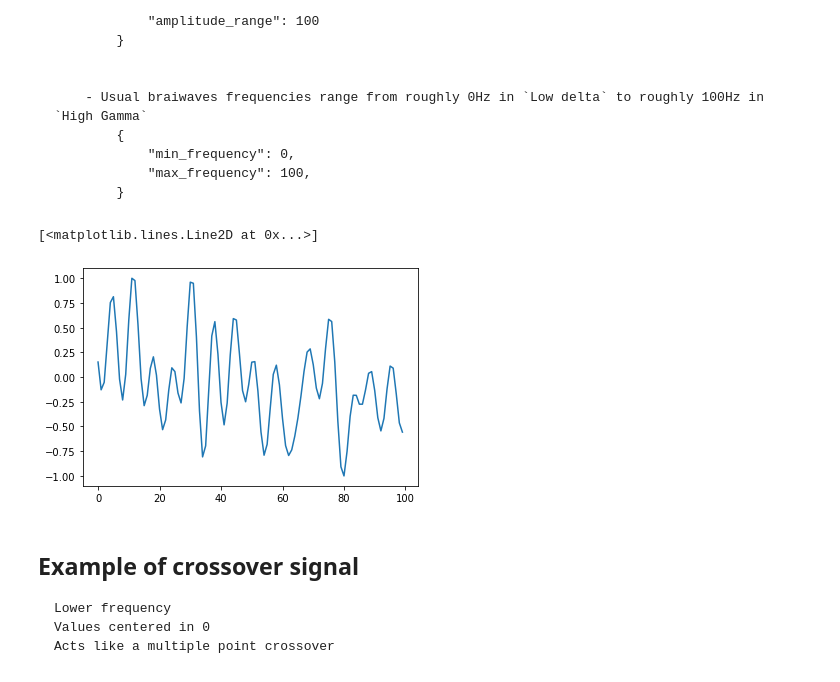
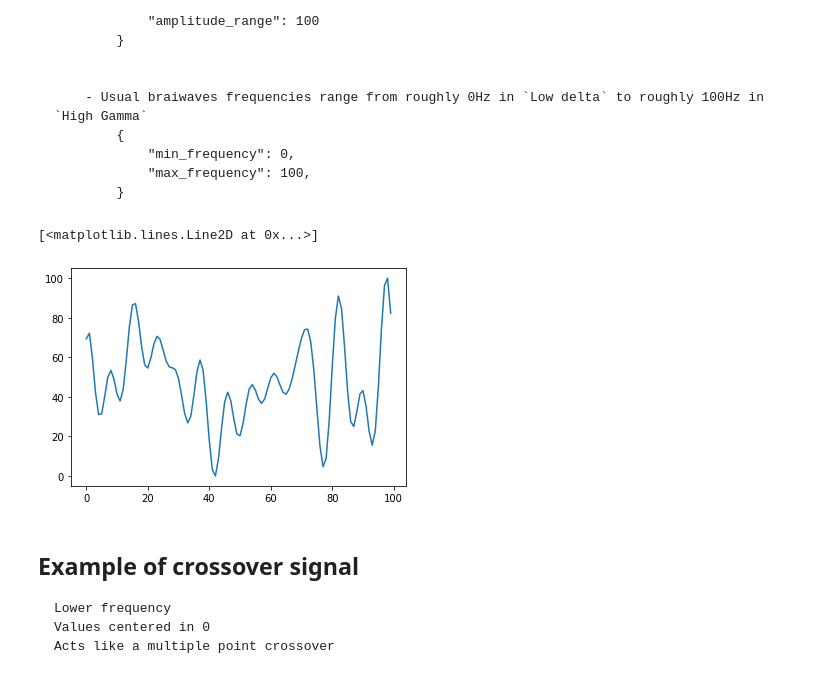
Before and after one commit to alexandru-dochian/evolutionary_algorithms, a Jupyter notebook: Signals.ipynb, the cells around one changed output. Saved outputs shown, nothing was run; the diff lists cells and outputs as text; code cells hidden in the pictures.

````diff
--- a/Signals.ipynb
+++ b/Signals.ipynb
@@ -20,20 +20,20 @@ About brain waves:
 # %%
 from matplotlib import pyplot
 from evoman_wrapper.utils.ComputationUtils import ComputationUtils
 
 mutation_signal_config = {
         "number_of_sine_functions": 10,
-        "min_frequency": 5,
+        "min_frequency": 0,
         "max_frequency": 100,
-        "min_amplitude": -1,
-        "amplitude_range": 2
+        "min_amplitude": 0,
+        "amplitude_range": 100
 }
 
 signal = ComputationUtils.generate_signal(mutation_signal_config, 100)
 pyplot.plot(signal)
 # %% [output]
 [<matplotlib.lines.Line2D at 0x...>]
-[figure, old version]
+[figure, new version]
 # %% [markdown]
 ## Example of crossover signal
 ```
````
